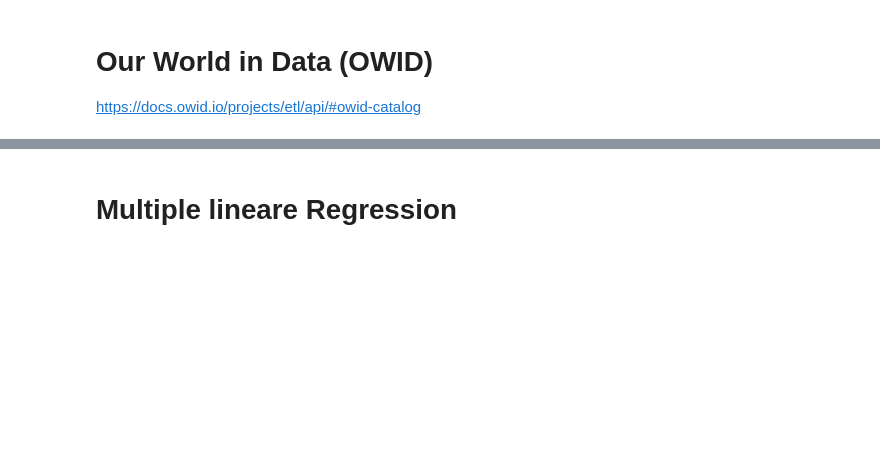
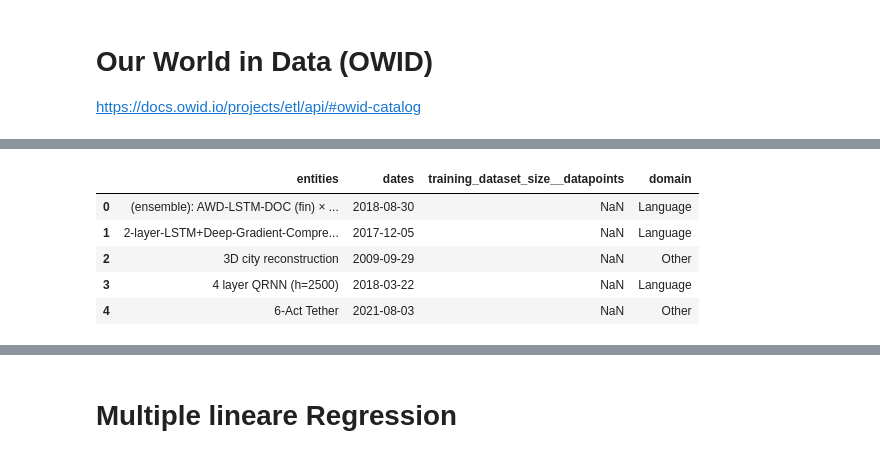
Before and after one commit to TobiasMaissen/cas_statistik_davi, a Jupyter notebook: our_world_in_data_expl.ipynb, the cells around one changed output, grey strips where cells are left out. Saved outputs shown, nothing was run; the diff lists cells and outputs as text; code cells hidden in the pictures; blank space fills up the shorter version.

```diff
--- a/our_world_in_data_expl.ipynb
+++ b/our_world_in_data_expl.ipynb
@@ -34,0 +45,14 @@ https://docs.owid.io/projects/etl/api/#owid-catalog
+# %%
+from owid.catalog import charts
+
+# Technologische Indikatoren
+ai_patents_df = charts.get_data('artificial-intelligence-granted-patents-by-industry')
+rd_gdp_df = charts.get_data('research-spending-gdp')
+ai_training_df = charts.get_data('artificial-intelligence-number-training-datapoints')
+
+# Gesundheitsausgaben
+health_df = charts.get_data('public-health-expenditure-share-gdp')
+
+# Demografische Daten
+median_age_df = charts.get_data('median-age')
+dependency_df = charts.get_data('age-dependency-breakdown')
@@ -34,0 +78,9 @@ https://docs.owid.io/projects/etl/api/#owid-catalog
+# %%
+ai_training_df.head()
+# %% [output]
+|  | entities | dates | training_dataset_size__datapoints | domain |
+| 0 | (ensemble): AWD-LSTM-DOC (fin) × ... | 2018-08-30 | NaN | Language |
+| 1 | 2-layer-LSTM+Deep-Gradient-Compre... | 2017-12-05 | NaN | Language |
+| 2 | 3D city reconstruction | 2009-09-29 | NaN | Other |
+| 3 | 4 layer QRNN (h=2500) | 2018-03-22 | NaN | Language |
+| 4 | 6-Act Tether | 2021-08-03 | NaN | Other |
```
Also changed, not shown: parts of 13 cells of this notebook.
